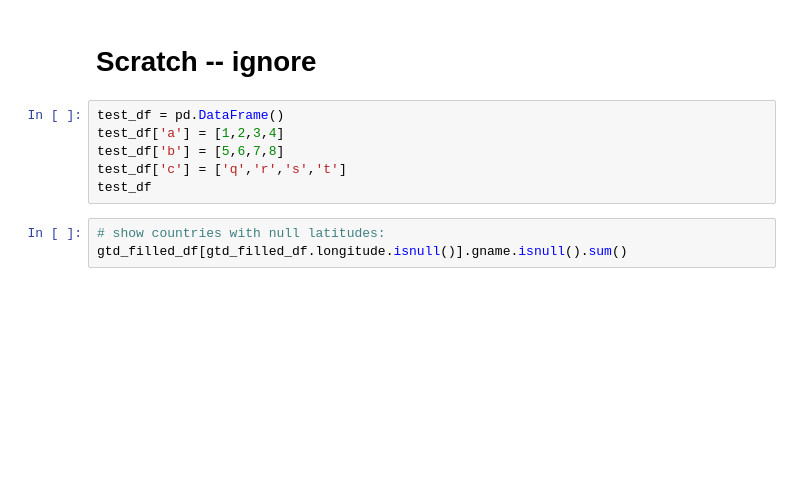
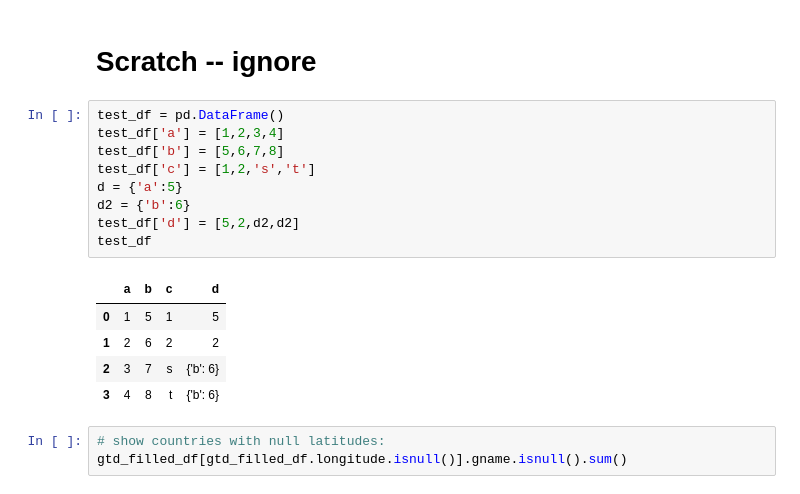
Before and after one commit to gqfiddler/terrorism-attribution-engine, a Jupyter notebook: UPDATED_terrorism_attribution_engine.ipynb, the cells around one changed output. Drawn from its saved outputs; the diff is of its cells as text; blank space fills up the shorter version.

```diff
--- a/UPDATED_terrorism_attribution_engine.ipynb
+++ b/UPDATED_terrorism_attribution_engine.ipynb
@@ -1033,9 +1234,18 @@ Algorithms and Applications"</a> Presentation slides with some helpful visualiza
 # %%
 test_df = pd.DataFrame()
 test_df['a'] = [1,2,3,4]
 test_df['b'] = [5,6,7,8]
-test_df['c'] = ['q','r','s','t']
+test_df['c'] = [1,2,'s','t']
+d = {'a':5}
+d2 = {'b':6}
+test_df['d'] = [5,2,d2,d2]
 test_df
+# %% [output]
+|  | a | b | c | d |
+| 0 | 1 | 5 | 1 | 5 |
+| 1 | 2 | 6 | 2 | 2 |
+| 2 | 3 | 7 | s | {'b': 6} |
+| 3 | 4 | 8 | t | {'b': 6} |
 # %%
 # show countries with null latitudes:
 gtd_filled_df[gtd_filled_df.longitude.isnull()].gname.isnull().sum()
```
Also changed, not shown: parts of 33 cells of this notebook, 1 other file.
